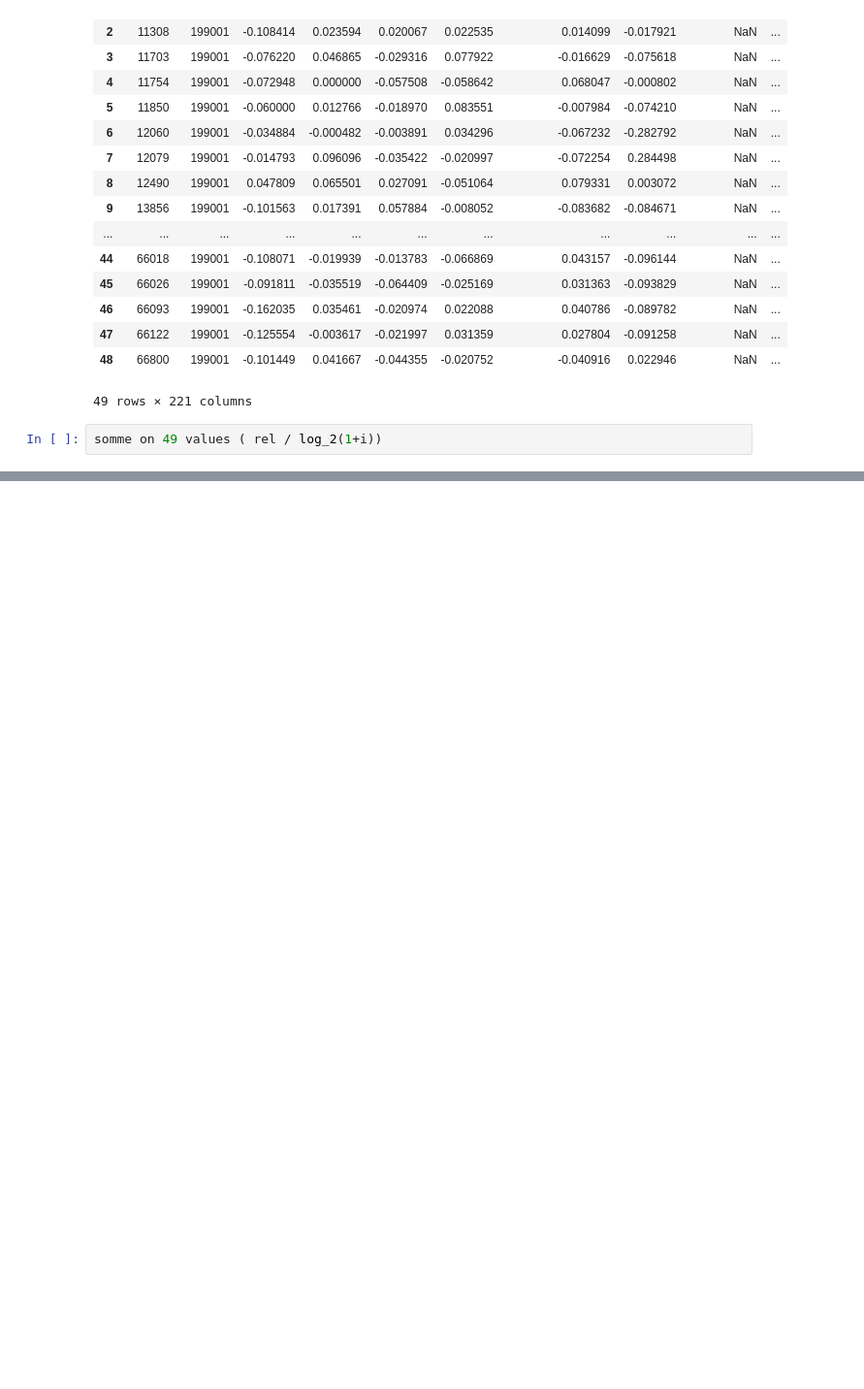
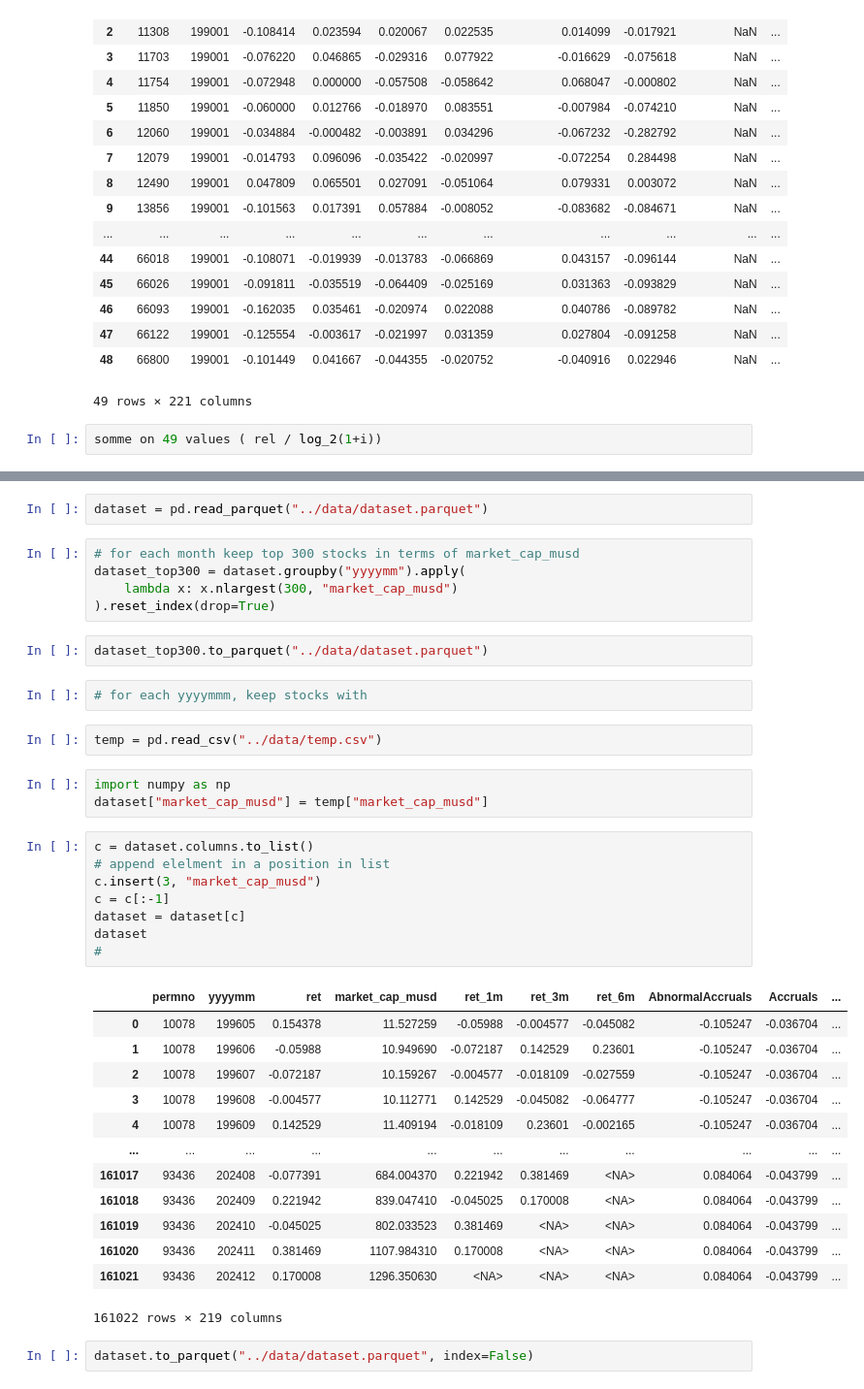
Before and after one commit to francois-goybet/ml-alpha-ranking-portfolio, a Jupyter notebook: notebook/notebook3.ipynb, the cells around one changed output, grey strips where cells are left out. Shown at 97% size. Saved outputs shown, nothing was run; the diff lists cells and outputs as text; blank space fills up the shorter version.

```diff
--- a/notebook/notebook3.ipynb
+++ b/notebook/notebook3.ipynb
@@ -110,0 +111,40 @@ somme on 49 values ( rel / log_2(1+i))
+# %%
+dataset = pd.read_parquet("../data/dataset.parquet")
+# %%
+# for each month keep top 300 stocks in terms of market_cap_musd
+dataset_top300 = dataset.groupby("yyyymm").apply(
+    lambda x: x.nlargest(300, "market_cap_musd")
+).reset_index(drop=True)
+# %%
+dataset_top300.to_parquet("../data/dataset.parquet")
+# %%
+# for each yyyymmm, keep stocks with
+# %%
+temp = pd.read_csv("../data/temp.csv")
+# %%
+import numpy as np
+dataset["market_cap_musd"] = temp["market_cap_musd"]
+# %%
+c = dataset.columns.to_list()
+# append elelment in a position in list
+c.insert(3, "market_cap_musd")
+c = c[:-1]
+dataset = dataset[c]
+dataset
+#
+# %% [output]
+|  | permno | yyyymm | ret | market_cap_musd | ret_1m | ret_3m | ret_6m | AbnormalAccruals | Accruals | ... |
+| 0 | 10078 | 199605 | 0.154378 | 11.527259 | -0.05988 | -0.004577 | -0.045082 | -0.105247 | -0.036704 | ... |
+| 1 | 10078 | 199606 | -0.05988 | 10.949690 | -0.072187 | 0.142529 | 0.23601 | -0.105247 | -0.036704 | ... |
+| 2 | 10078 | 199607 | -0.072187 | 10.159267 | -0.004577 | -0.018109 | -0.027559 | -0.105247 | -0.036704 | ... |
+| 3 | 10078 | 199608 | -0.004577 | 10.112771 | 0.142529 | -0.045082 | -0.064777 | -0.105247 | -0.036704 | ... |
+| 4 | 10078 | 199609 | 0.142529 | 11.409194 | -0.018109 | 0.23601 | -0.002165 | -0.105247 | -0.036704 | ... |
+| ... | ... | ... | ... | ... | ... | ... | ... | ... | ... | ... |
+| 161017 | 93436 | 202408 | -0.077391 | 684.004370 | 0.221942 | 0.381469 | <NA> | 0.084064 | -0.043799 | ... |
+| 161018 | 93436 | 202409 | 0.221942 | 839.047410 | -0.045025 | 0.170008 | <NA> | 0.084064 | -0.043799 | ... |
+| 161019 | 93436 | 202410 | -0.045025 | 802.033523 | 0.381469 | <NA> | <NA> | 0.084064 | -0.043799 | ... |
+| 161020 | 93436 | 202411 | 0.381469 | 1107.984310 | 0.170008 | <NA> | <NA> | 0.084064 | -0.043799 | ... |
+| 161021 | 93436 | 202412 | 0.170008 | 1296.350630 | <NA> | <NA> | <NA> | 0.084064 | -0.043799 | ... |
+161022 rows × 219 columns
+# %%
+dataset.to_parquet("../data/dataset.parquet", index=False)
```
Also changed, not shown: parts of 3 cells of this notebook, 9 other files.
